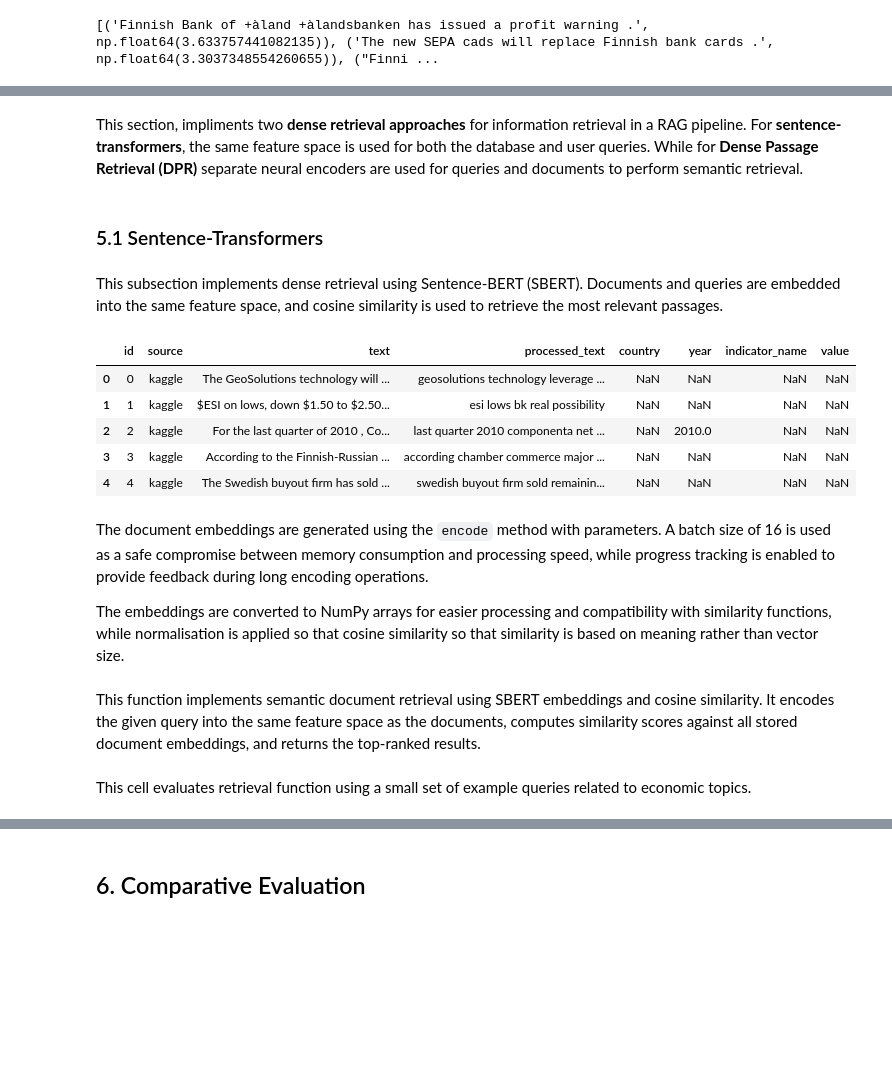
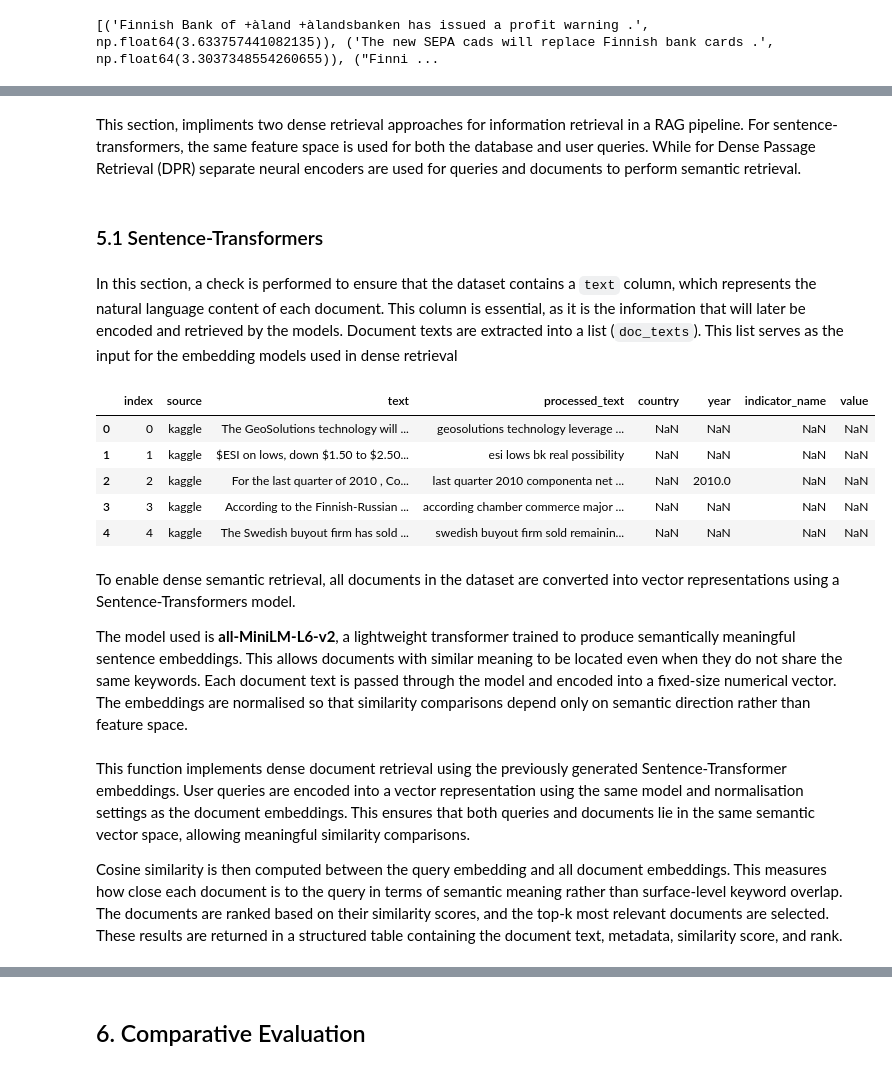
Before and after one commit to DavidF-22/ICS5111-MiningLargeScaleData_Project, a Jupyter notebook: RagAssignment.ipynb, the cells around one changed output, grey strips where cells are left out. Drawn from its saved outputs; the diff is of its cells as text; code cells hidden in the pictures; blank space fills up the shorter version.

Commit message:
Updated to Notebook
- removed most plots (kept only 2 basic plots)
- refined Dense Techniques and markdown descriptions
- added section 6.3 for comparative evaluation RAG Answer Generation

```diff
--- a/RagAssignment.ipynb
+++ b/RagAssignment.ipynb
@@ -740,35 +585,30 @@ Finnish OKO bank has signed a cooperation agreement with Raiffeisen concerning F
-# %% [markdown]
-This section, impliments two **dense retrieval approaches** for information retrieval in a RAG pipeline. For **sentence-transformers**, the same feature space is used for both the database and user queries. While for **Dense Passage Retrieval (DPR)** separate neural encoders are used for queries and documents to perform semantic retrieval.
-# %% [markdown]
-### 5.1 Sentence-Transformers
+# %% [markdown]
+This section, impliments two dense retrieval approaches for information retrieval in a RAG pipeline. For sentence-transformers, the same feature space is used for both the database and user queries. While for Dense Passage Retrieval (DPR) separate neural encoders are used for queries and documents to perform semantic retrieval.
+# %% [markdown]
+### 5.1 Sentence-Transformers
 # %% [markdown]
-This subsection implements dense retrieval using Sentence-BERT (SBERT).
-Documents and queries are embedded into the same feature space, and cosine similarity is used to retrieve the most relevant passages.
+In this section, a check is performed to ensure that the dataset contains a `text` column, which represents the natural language content of each document. This column is essential, as it is the information that will later be encoded and retrieved by the models. Document texts are extracted into a list (`doc_texts`). This list serves as the input for the embedding models used in dense retrieval
 # %%
 # Make sure 'text' column exists
 if not "text" in final_rag_dataset.columns:
     raise ValueError("!!! Text column not found in RAG dataset !!!")
 
-# Reset index to create a unique ID column for documents
+# Extract document texts for encoding
 documents = final_rag_dataset.sort_index().reset_index()
 doc_texts = documents["text"].tolist()
 
-# Rename index to id
-documents = documents.rename(columns={"index": "id"})
-doc_ids = documents["id"].tolist()
-
 display(documents.head())
 # %% [output]
-|  | id | source | text | processed_text | country | year | indicator_name | value |
+|  | index | source | text | processed_text | country | year | indicator_name | value |
 | 0 | 0 | kaggle | The GeoSolutions technology will ... | geosolutions technology leverage ... | NaN | NaN | NaN | NaN |
 | 1 | 1 | kaggle | $ESI on lows, down $1.50 to $2.50... | esi lows bk real possibility | NaN | NaN | NaN | NaN |
 | 2 | 2 | kaggle | For the last quarter of 2010 , Co... | last quarter 2010 componenta net ... | NaN | 2010.0 | NaN | NaN |
 | 3 | 3 | kaggle | According to the Finnish-Russian ... | according chamber commerce major ... | NaN | NaN | NaN | NaN |
 | 4 | 4 | kaggle | The Swedish buyout firm has sold ... | swedish buyout firm sold remainin... | NaN | NaN | NaN | NaN |
 # %% [markdown]
-The document embeddings are generated using the `encode` method with parameters. A batch size of 16 is used as a safe compromise between memory consumption and processing speed, while progress tracking is enabled to provide feedback during long encoding operations.
+To enable dense semantic retrieval, all documents in the dataset are converted into vector representations using a Sentence-Transformers model.
 
-The embeddings are converted to NumPy arrays for easier processing and compatibility with similarity functions, while normalisation is applied so that cosine similarity so that similarity is based on meaning rather than vector size.
+The model used is **all-MiniLM-L6-v2**, a lightweight transformer trained to produce semantically meaningful sentence embeddings. This allows documents with similar meaning to be located even when they do not share the same keywords. Each document text is passed through the model and encoded into a fixed-size numerical vector. The embeddings are normalised so that similarity comparisons depend only on semantic direction rather than feature space.
 # %%
 # Load SentenceTransformer model
 # https://huggingface.co/sentence-transformers/all-MiniLM-L6-v2
@@ -783,5 +623,7 @@ doc_embeddings_st = model.encode(
     normalize_embeddings=True
 )
 # %% [markdown]
-This function implements semantic document retrieval using SBERT embeddings and cosine similarity. It encodes the given query into the same feature space as the documents, computes similarity scores against all stored document embeddings, and returns the top-ranked results.
+This function implements dense document retrieval using the previously generated Sentence-Transformer embeddings. User queries are encoded into a vector representation using the same model and normalisation settings as the document embeddings. This ensures that both queries and documents lie in the same semantic vector space, allowing meaningful similarity comparisons.
+
+Cosine similarity is then computed between the query embedding and all document embeddings. This measures how close each document is to the query in terms of semantic meaning rather than surface-level keyword overlap. The documents are ranked based on their similarity scores, and the top-k most relevant documents are selected. These results are returned in a structured table containing the document text, metadata, similarity score, and rank.
 # %%
@@ -816,5 +648,3 @@ def st_retrieve(model, query, top_k = 5):
     results["rank"] = np.arange(1, len(results) + 1)
 
     return results.reset_index(drop=True)
-# %% [markdown]
-This cell evaluates retrieval function using a small set of example queries related to economic topics.
```
Also changed, not shown: parts of 43 cells of this notebook, 1 other file.
